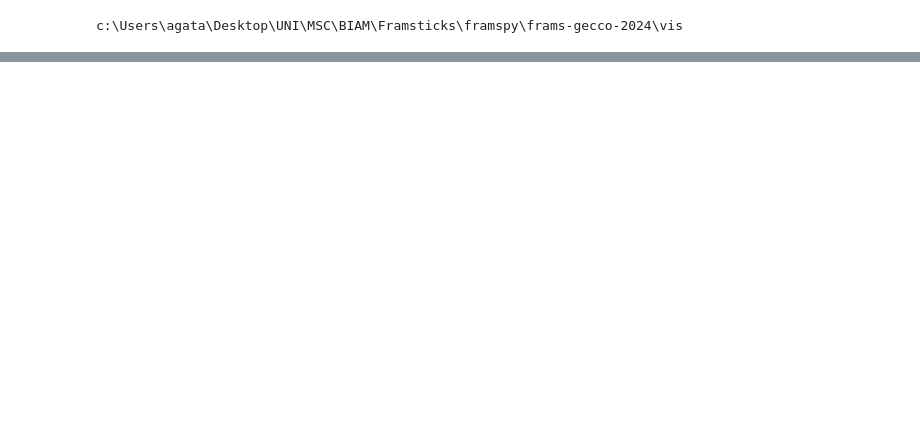
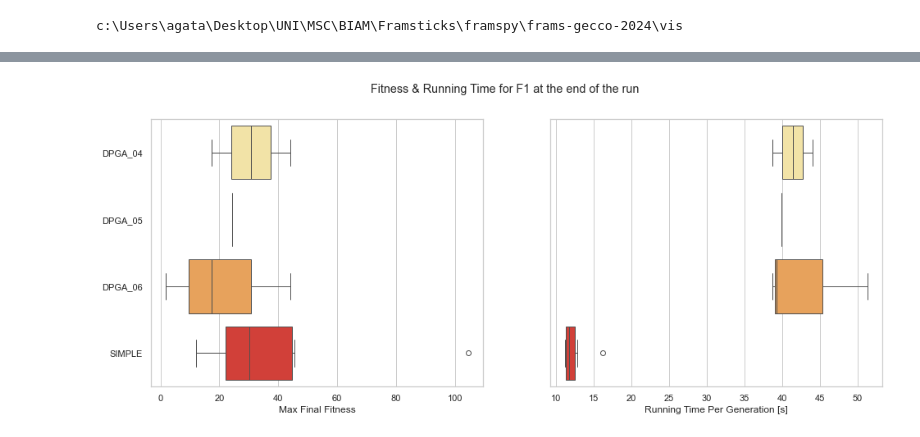
Before and after one commit to kapiblue/frams-gecco-2024, a Jupyter notebook: vis/dpga-check.ipynb, the cells around one changed output, grey strips where cells are left out. Drawn from its saved outputs; the diff is of its cells as text; code cells hidden in the pictures; blank space fills up the shorter version.

```diff
--- a/vis/dpga-check.ipynb
+++ b/vis/dpga-check.ipynb
@@ -55,0 +87,14 @@ plt.show()
+# %%
+end_results = results_df[(results_df["gen"] == results_df["gen"].max()) & (results_df["format"] == "F1")].copy()
+end_results["gen_time_s"] = end_results["time_s"] / end_results["gen"].max()
+fig, axs = plt.subplots(1, 2, figsize=(16, 6), sharey=True)
+sns.boxplot(y="group", x="max", data=end_results, palette=custom_colors, hue="group", ax=axs[0])
+axs[0].set_ylabel("")
+axs[0].set_xlabel("Max Final Fitness")
+sns.boxplot(y="group", x="gen_time_s", data=end_results, palette=custom_colors, hue="group", ax=axs[1])
+axs[1].set_ylabel("")
+axs[1].set_xlabel("Running Time Per Generation [s]")
+plt.suptitle("Fitness & Running Time for F1 at the end of the run")
+plt.show()
+# %% [output]
+[figure, added]
```
Also changed, not shown: parts of 10 cells of this notebook, 1 other file.
